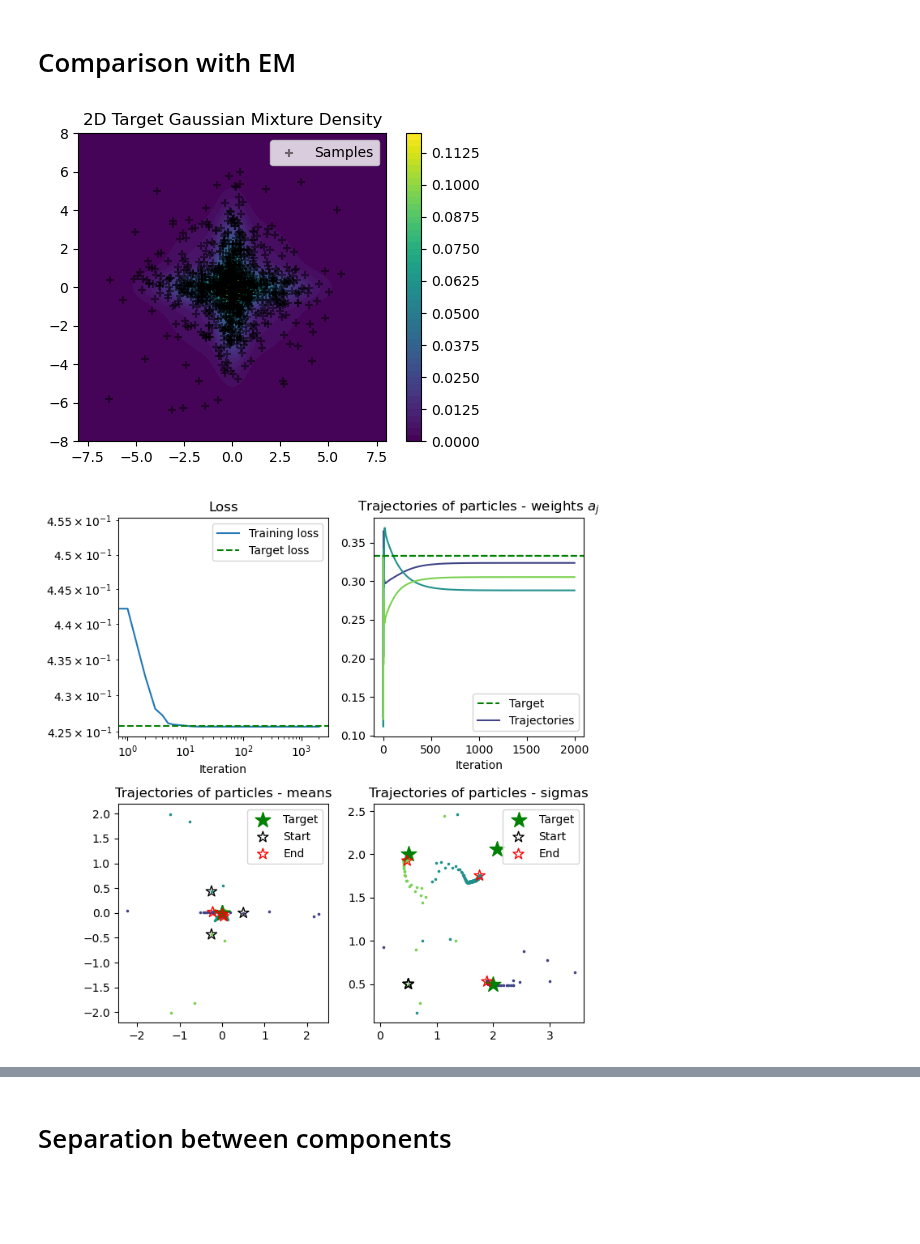
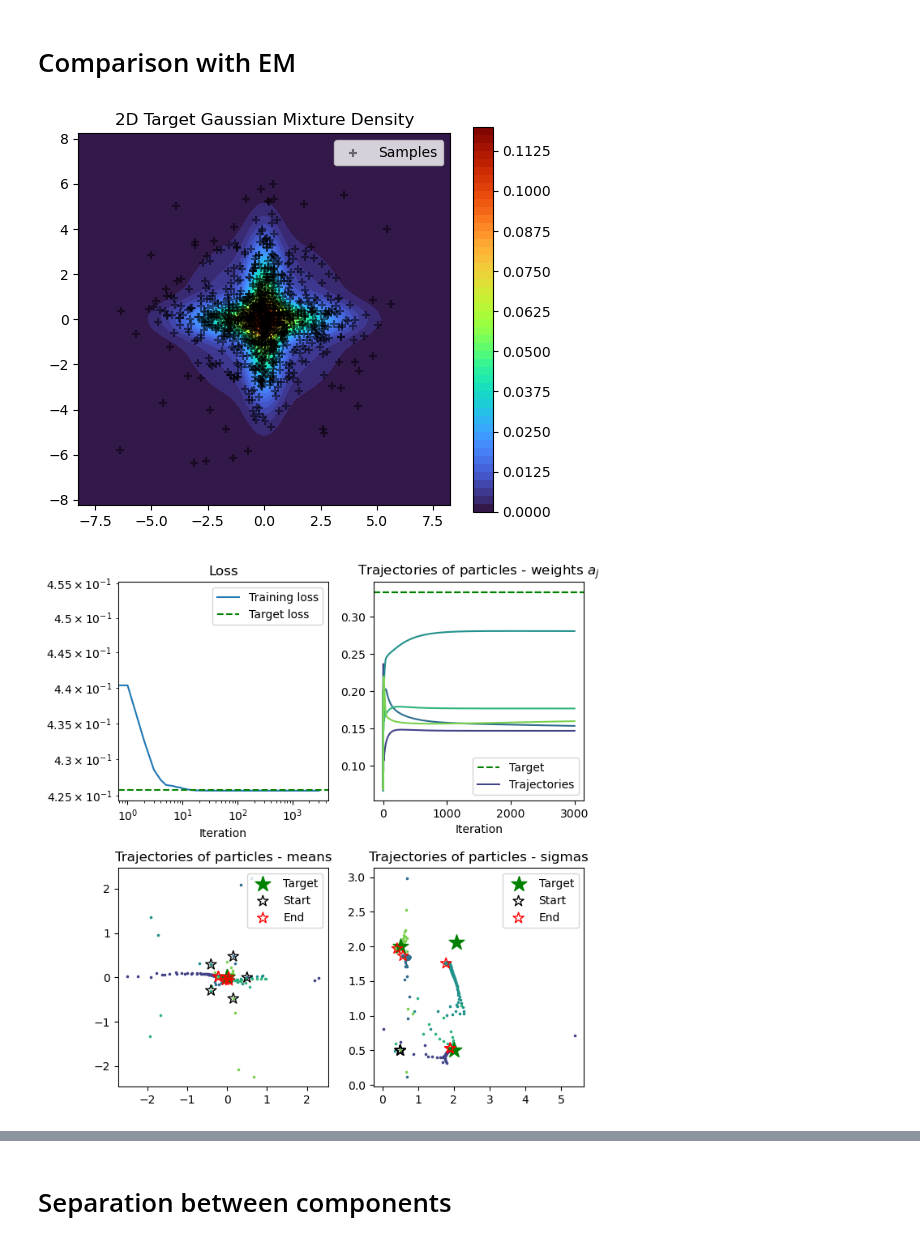
Before and after one commit to giardr/blasso_gmm_cpgd, a Jupyter notebook: cpgd_experiments.ipynb, the cells around one changed output, grey strips where cells are left out. Cells and saved outputs as stored; diff of their text form; code cells hidden in the pictures; blank space fills up the shorter version.

```diff
--- a/cpgd_experiments.ipynb
+++ b/cpgd_experiments.ipynb
@@ -414,41 +414,43 @@ Approx. KL divergence    :   0.000834
 # Set target parameters
 means_target = torch.tensor([[0.0, 0.0], [0.0, 0.0], [0.0, 0.0]])
 # square roots of the diagonal elements of the covariance matrices
-sigma_max = 2.0
-sigma_min = 0.5
-sigma_sum = (sigma_max**2+sigma_min**2)**0.5
-sigmas_target = torch.tensor([[sigma_min, sigma_max], [sigma_max, sigma_min], [sigma_sum, sigma_sum]])
-weights_target = 1 / 3 * torch.ones((3,))
+sigma1 = 2.0
+sigma2 = 0.5
+weight_cross = 2/3
+sigma3 = (sigma1**2+sigma2**2)**0.5 #sqrt of value of the global variance of the cross
+sigmas_target = torch.tensor([[sigma2, sigma1], [sigma1, sigma2], [sigma3, sigma3]])
+sigma_max=torch.max(sigmas_target)
+weights_target = torch.tensor([weight_cross/2, weight_cross/2, 1-weight_cross])
 
 # Draw n_samples from target_gmm
 n_samples = 1000
 target_gmm = make_diagonal_gmm(weights_target, means_target, sigmas_target)
 seed = 1234
 torch.manual_seed(seed)
 samples = target_gmm.sample((n_samples,))
 
 
 # Display the target density and the samples
 # grid on which the density is computed
 xspace = torch.linspace(- 4 * sigma_max, 4 * sigma_max, 200)
 yspace = torch.linspace(- 4 * sigma_max, 4 * sigma_max, 200)
 X, Y = torch.meshgrid(xspace, yspace, indexing="xy")
 XY = torch.stack([X, Y], dim=-1)  # shape: [200,200,2]
 # compute density: log_prob -> exp
 Z = target_gmm.log_prob(XY).exp().detach()
 # plot
-fig, ax = plt.subplots(figsize=(5, 4))
-cs = ax.contourf(X, Y, Z, levels=50)
+fig, ax = plt.subplots(figsize=(6, 5))
+cs = ax.contourf(X, Y, Z, levels=50, cmap="turbo")
 ax.scatter(
     samples[:, 0], samples[:, 1], marker="+", color="black", alpha=0.5, label="Samples"
 )
 ax.set_title("2D Target Gaussian Mixture Density")
 ax.set_aspect("equal", adjustable="box")
 ax.legend()
 fig.colorbar(cs)
 plt.show()
 # %% [output]
-[figure, old version]
+[figure, new version]
 # %%
 kappa = 0.01
 tau = 0.6 # avec 0.2 et 500 samples, ne trouve que 2 composantes. 0.5 mieux
@@ -485,13 +487,13 @@ iter_loss, iter_particles = adagrad_conic_optim(
     model=model,
     positions_init=positions_init,
     weights_init=weights_init,
-    n_iter=2000,
+    n_iter=3000,
     eta=1.0,
     store_history=True,
 )
 
 plot_all_2d(iter_loss, iter_particles, loss_target, means_target, sigmas_target, weights_target)
 # %% [output]
-[figure, old version]
+[figure, new version]
 # %%
 print_scores_W1_KL_likelihood(positions_target,
```
Also changed, not shown: parts of 5 cells of this notebook, 1 other file.
